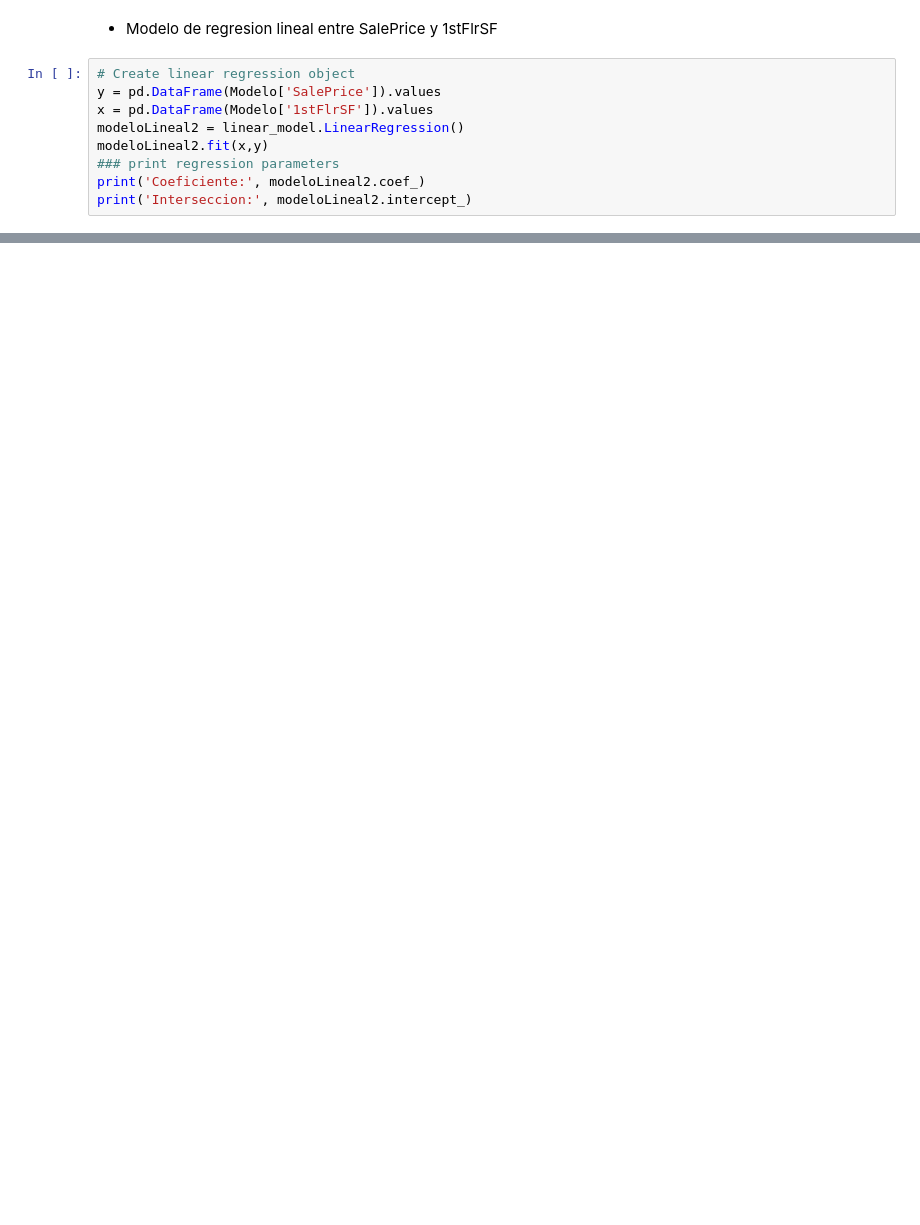
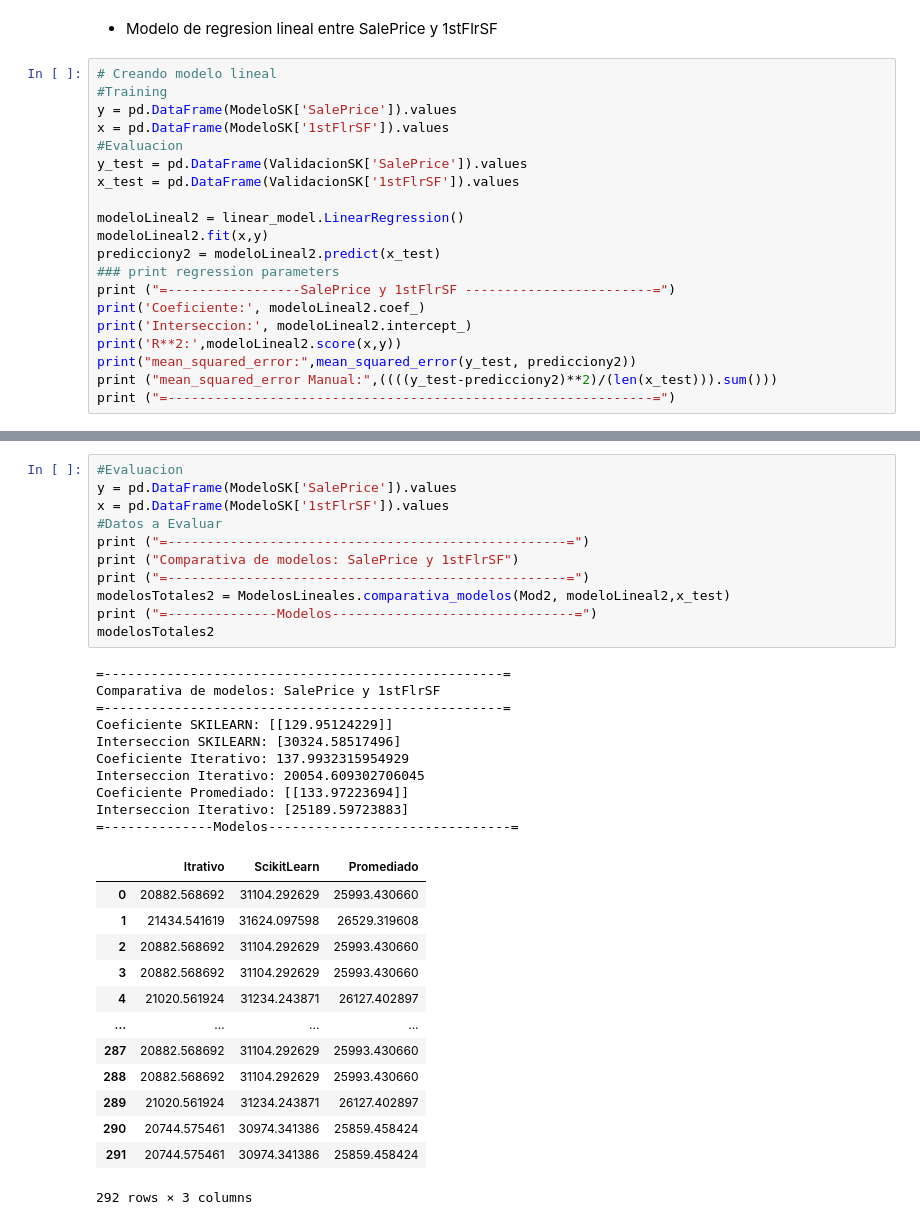
Before and after one commit to RainieroPV/Ciencia-de-Datos-en-Python, a Jupyter notebook: Proyecto_Final.ipynb, the cells around one changed output, grey strips where cells are left out. Saved outputs shown, nothing was run; the diff lists cells and outputs as text; blank space fills up the shorter version.

```diff
--- a/Proyecto_Final.ipynb
+++ b/Proyecto_Final.ipynb
@@ -301,12 +458,23 @@ Interseccion: [-96469.57131874]
 # %% [markdown]
 + Modelo de regresion lineal entre SalePrice y 1stFlrSF
 # %%
-# Create linear regression object
-y = pd.DataFrame(Modelo['SalePrice']).values
-x = pd.DataFrame(Modelo['1stFlrSF']).values
+# Creando modelo lineal
+#Training
+y = pd.DataFrame(ModeloSK['SalePrice']).values
+x = pd.DataFrame(ModeloSK['1stFlrSF']).values
+#Evaluacion
+y_test = pd.DataFrame(ValidacionSK['SalePrice']).values
+x_test = pd.DataFrame(ValidacionSK['1stFlrSF']).values
+
 modeloLineal2 = linear_model.LinearRegression()
 modeloLineal2.fit(x,y)
+predicciony2 = modeloLineal2.predict(x_test)
 ### print regression parameters
+print ("=-----------------SalePrice y 1stFlrSF ------------------------=")
 print('Coeficiente:', modeloLineal2.coef_)
 print('Interseccion:', modeloLineal2.intercept_)
+print('R**2:',modeloLineal2.score(x,y))
+print("mean_squared_error:",mean_squared_error(y_test, predicciony2))
+print ("mean_squared_error Manual:",((((y_test-predicciony2)**2)/(len(x_test))).sum()))
+print ("=--------------------------------------------------------------=")
 # %% [output]
@@ -340,0 +529,35 @@ Coefficient of determination: 0.61
+# %%
+#Evaluacion
+y = pd.DataFrame(ModeloSK['SalePrice']).values
+x = pd.DataFrame(ModeloSK['1stFlrSF']).values
+#Datos a Evaluar
+print ("=---------------------------------------------------=")
+print ("Comparativa de modelos: SalePrice y 1stFlrSF")
+print ("=---------------------------------------------------=")
+modelosTotales2 = ModelosLineales.comparativa_modelos(Mod2, modeloLineal2,x_test)
+print ("=--------------Modelos-------------------------------=")
+modelosTotales2
+# %% [output]
+=---------------------------------------------------=
+Comparativa de modelos: SalePrice y 1stFlrSF
+=---------------------------------------------------=
+Coeficiente SKILEARN: [[129.95124229]]
+Interseccion SKILEARN: [30324.58517496]
+Coeficiente Iterativo: 137.9932315954929
+Interseccion Iterativo: 20054.609302706045
+Coeficiente Promediado: [[133.97223694]]
+Interseccion Iterativo: [25189.59723883]
+=--------------Modelos-------------------------------=
+|  | Itrativo | ScikitLearn | Promediado |
+| 0 | 20882.568692 | 31104.292629 | 25993.430660 |
+| 1 | 21434.541619 | 31624.097598 | 26529.319608 |
+| 2 | 20882.568692 | 31104.292629 | 25993.430660 |
+| 3 | 20882.568692 | 31104.292629 | 25993.430660 |
+| 4 | 21020.561924 | 31234.243871 | 26127.402897 |
+| ... | ... | ... | ... |
+| 287 | 20882.568692 | 31104.292629 | 25993.430660 |
+| 288 | 20882.568692 | 31104.292629 | 25993.430660 |
+| 289 | 21020.561924 | 31234.243871 | 26127.402897 |
+| 290 | 20744.575461 | 30974.341386 | 25859.458424 |
+| 291 | 20744.575461 | 30974.341386 | 25859.458424 |
+292 rows × 3 columns
```
Also changed, not shown: parts of 44 cells of this notebook.
